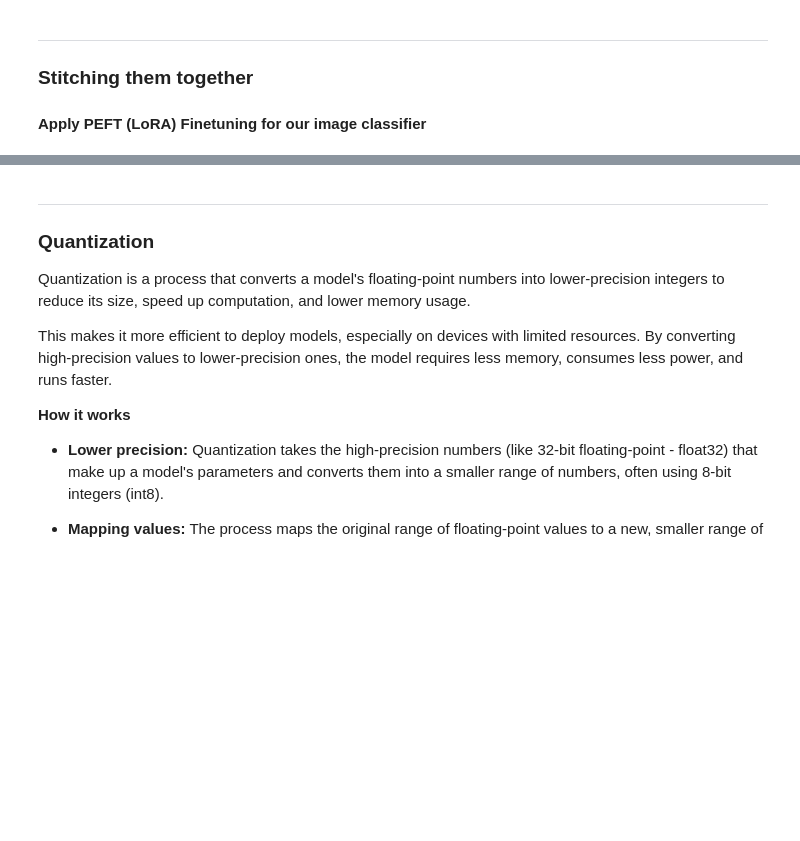
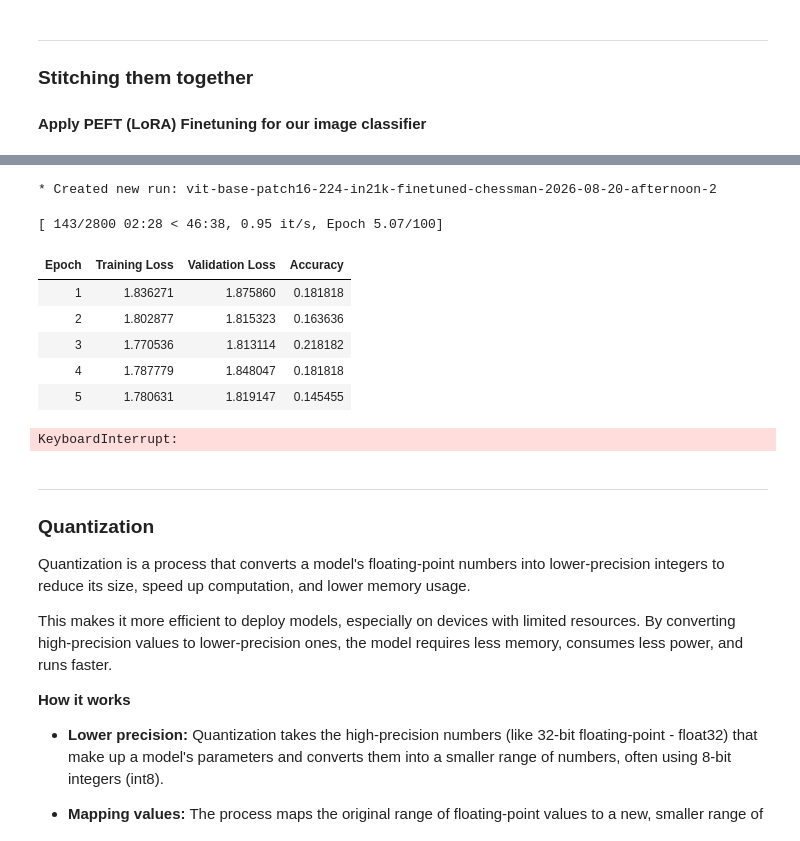
Before and after one commit to chandrashekar-babu/huggingface-transformers, a Jupyter notebook: Day_4/2026_Aug20_afternoon.ipynb, the cells around one changed output, grey strips where cells are left out. Saved outputs shown, nothing was run; the diff lists cells and outputs as text; code cells hidden in the pictures; blank space fills up the shorter version.

```diff
--- a/Day_4/2026_Aug20_afternoon.ipynb
+++ b/Day_4/2026_Aug20_afternoon.ipynb
@@ -604,3 +853,63 @@ peft_model.save_pretrained(OUTPUT_DIR)
+# %%
+
+# --- Setup training arguments and Trainer ---
+
+training_args = TrainingArguments(
+    output_dir=OUTPUT_DIR,
+
+    num_train_epochs=100,
+
+    per_device_train_batch_size=16,
+    per_device_eval_batch_size=16,
+
+    weight_decay=0.01,
+
+    #logging_dir=LOGGING_DIR,
+    logging_strategy="epoch",
+    learning_rate=5e-5,
+    eval_strategy="epoch", # evaluate every epoch, alternative to "steps"
+    save_strategy="epoch",
+    save_total_limit=1,
+    load_best_model_at_end=True,
+    metric_for_best_model="accuracy",
+    greater_is_better=True,
+
+    report_to="trackio",    # Report to TrackIO for experiment tracking
+    run_name="vit-base-patch16-224-in21k-finetuned-chessman-2026-08-20-afternoon-2",
+    #push_to_hub=True,
+    dataloader_pin_memory=False  # silence the warning on MacOS Apple Silicon
+)
+
+from transformers import EarlyStoppingCallback
+early_stopping_callback = EarlyStoppingCallback(
+    early_stopping_patience=3,
+    early_stopping_threshold=0.005
+)
+
+trainer = Trainer(
+    model=model,
+    args=training_args,
+    train_dataset=prepared_dataset["train"],
+    eval_dataset=prepared_dataset["validation"],
+    compute_metrics=compute_metrics,
+    callbacks=[early_stopping_callback]
+)
+
+# --- Start training the model ---
+trainer.train()
+
+# --- Save the fine-tuned model ---
+model.save_pretrained(OUTPUT_DIR)
+# %% [output]
+* Created new run: vit-base-patch16-224-in21k-finetuned-chessman-2026-08-20-afternoon-2
+[ 143/2800 02:28 < 46:38, 0.95 it/s, Epoch 5.07/100]
+| Epoch | Training Loss | Validation Loss | Accuracy |
+| 1 | 1.836271 | 1.875860 | 0.181818 |
+| 2 | 1.802877 | 1.815323 | 0.163636 |
+| 3 | 1.770536 | 1.813114 | 0.218182 |
+| 4 | 1.787779 | 1.848047 | 0.181818 |
+| 5 | 1.780631 | 1.819147 | 0.145455 |
+KeyboardInterrupt:
 # %%
 for model, name in model.named_modules():
     print(f"Module: {name})")
```
Also changed, not shown: parts of 26 cells of this notebook, 8 other files.
